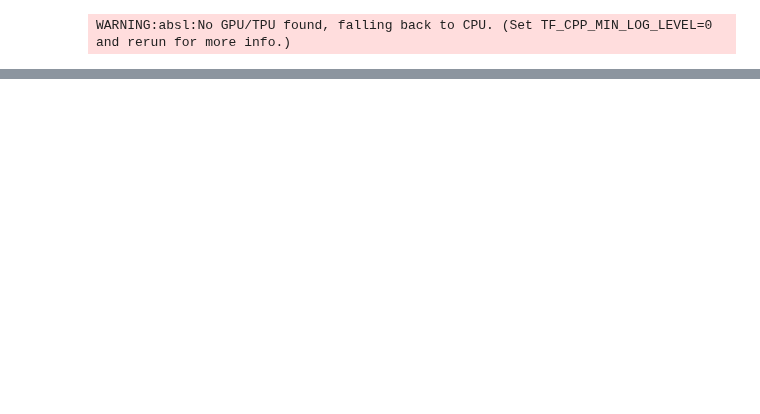
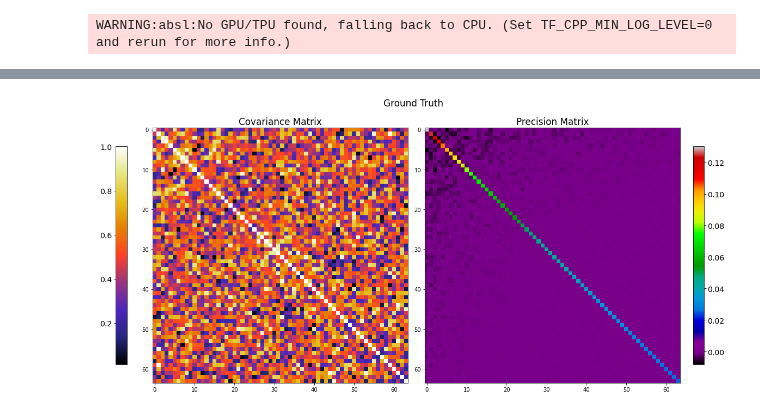
Before and after one commit to ajipalar/pynet, a Jupyter notebook: devel/WishartSyntheticBenchmark.ipynb, the cells around one changed output, grey strips where cells are left out. Drawn from its saved outputs; the diff is of its cells as text; code cells hidden in the pictures; blank space fills up the shorter version.

```diff
--- a/devel/WishartSyntheticBenchmark.ipynb
+++ b/devel/WishartSyntheticBenchmark.ipynb
@@ -127,0 +125,50 @@ val.data.shape
+# %%
+p = 64
+k = jax.random.PRNGKey(234762834)
+k, k1, k2 = jax.random.split(k, 3)
+A = randPOSDEFMAT(k, p)
+diag_idx = np.diag_indices(p)
+A = A.at[diag_idx].set(jnp.sqrt(A[diag_idx]) + jnp.arange(p) / 2).block_until_ready()
+A = np.array(A)
+
+n_replicates = 4
+mus = jax.random.normal(k1, shape=(p,))*5
+data = jax.random.multivariate_normal(k2, mus, A, shape=(n_replicates,))
+
+assert mat.is_positive_definite(A)
+
+K = np.linalg.inv(A)
+
+#K =  K / np.abs((np.max(K) - np.min(K))) # put two -1, 1
+#K = K * 2
+
+font_rc = {"size": 14, "family": "sans-serif"}
+
+scale = 16
+w = 1 * scale
+h = 1 * scale
+cmap1 = "CMRmap"#"nipy_spectral" #"CMRmap"\
+cmap2 = "nipy_spectral"
+cbar_scale = 0.35
+
+fig, axs = plt.subplots(1, 2, gridspec_kw={'width_ratios':[1, 1],
+                                           'height_ratios':[1]}, layout="constrained")
+
+plt.rc("font", **font_rc)
+fig.set_figheight(h)
+fig.set_figwidth(w)
+ax = axs[0]
+
+
+covim = ax.imshow(A, vmin=np.min(A), vmax=2*np.median(A), cmap=cmap1)
+fig.colorbar(covim, ax=ax, location="left", shrink=0.35)
+ax.set_title("Covariance Matrix")
+
+ax = axs[1]
+ax.set_title("Precision Matrix")
+precim = ax.imshow(K, vmin=np.min(K), vmax=np.max(K), cmap=cmap2)
+fig.colorbar(precim, ax=ax, location="right", shrink=cbar_scale)
+plt.suptitle("Ground Truth", y=0.75)
+plt.show()
+# %% [output]
+[figure, added]
```
Also changed, not shown: parts of 40 cells of this notebook.
